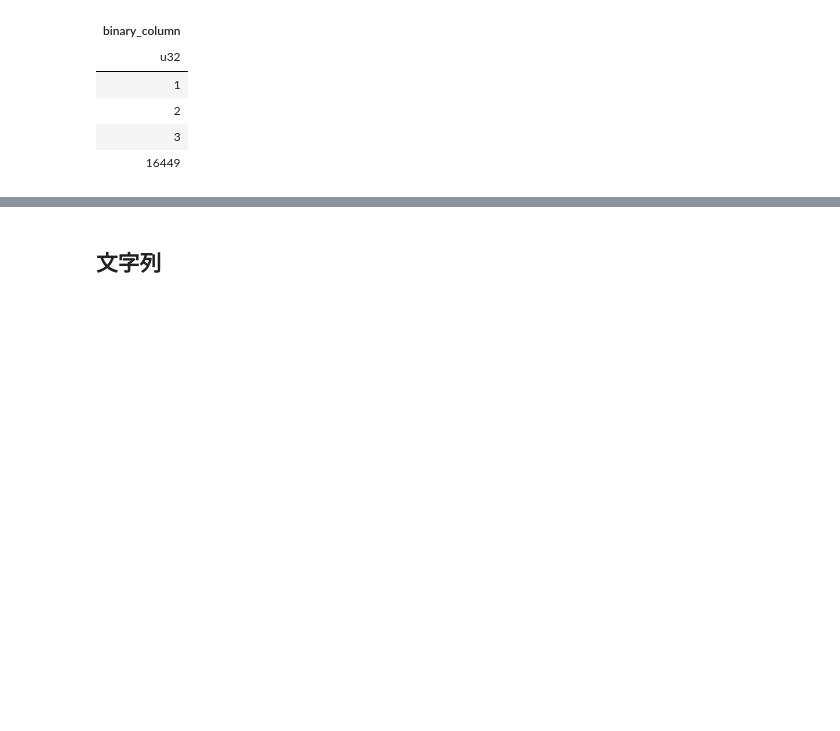
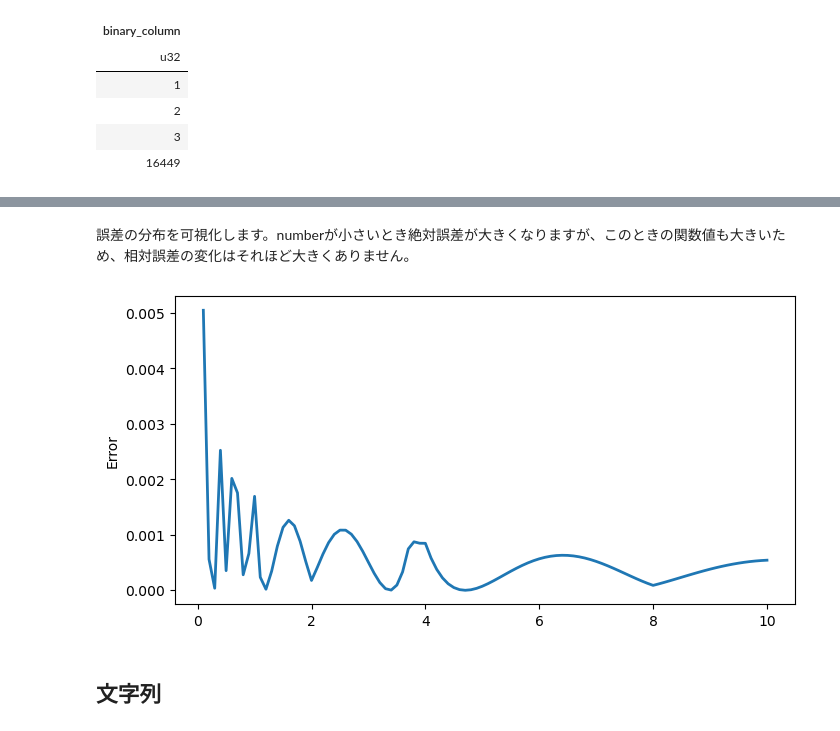
Before and after one commit to ruoyu0088/polars_guide, a Jupyter notebook: polars_guide/020_polars_datatype.ipynb, the cells around one changed output, grey strips where cells are left out. Cells and saved outputs as stored; diff of their text form; code cells hidden in the pictures; blank space fills up the shorter version.

Commit message:
rewrite reinterpret section

```diff
--- a/polars_guide/020_polars_datatype.ipynb
+++ b/polars_guide/020_polars_datatype.ipynb
@@ -203,0 +244,27 @@ shape: (4, 1)
+# %%
+import polars as pl
+import numpy as np
+
+# PolarsのreinterpretでQ_rsqrtを実装
+number = np.linspace(0.1, 10, 100)
+df = pl.DataFrame({"number": number})
+
+result = (
+    df.with_columns(pl.col("number").cast(pl.Float32).alias("y"))  #❶
+    .with_columns((pl.col("y") * 0.5).alias("x2"))
+    .with_columns(pl.col("y").reinterpret(dtype=pl.Int32).alias("i"))  #❷
+    .with_columns(
+        (0x5F3759DF - pl.col("i") // 2)  #❸
+        .reinterpret(dtype=pl.Float32)
+        .alias("y_approx")
+    )
+    .with_columns(
+        (pl.col("y_approx") * (1.5 - pl.col("x2") * pl.col("y_approx") * pl.col("y_approx")))
+        .alias("y_result")  #❹
+    )
+)
+
+y_result = result["y_result"].to_numpy()
+max_err = np.max(np.abs(1.0 / np.sqrt(number) - y_result))
+print(f"最大誤差: {max_err}")  #❺
+result.head(5)  # 結果の一部を表示
@@ -204,3 +281,14 @@ shape: (4, 1)
+# %% [markdown]
+誤差の分布を可視化します。numberが小さいとき絶対誤差が大きくなりますが、このときの関数値も大きいため、相対誤差の変化はそれほど大きくありません。
+# %%
+import matplotlib.pyplot as plt
+y_result = result["y_result"].to_numpy()
+
+plt.figure(figsize=(8, 4))
+plt.plot(number, 1 / np.sqrt(number) - y_result, lw=2)
+plt.ylabel("Error");
+# %% [output]
+[figure, added]
 # %% [markdown]
 ## 文字列
 # %% [markdown]
```
Also changed, not shown: parts of 13 cells of this notebook.
